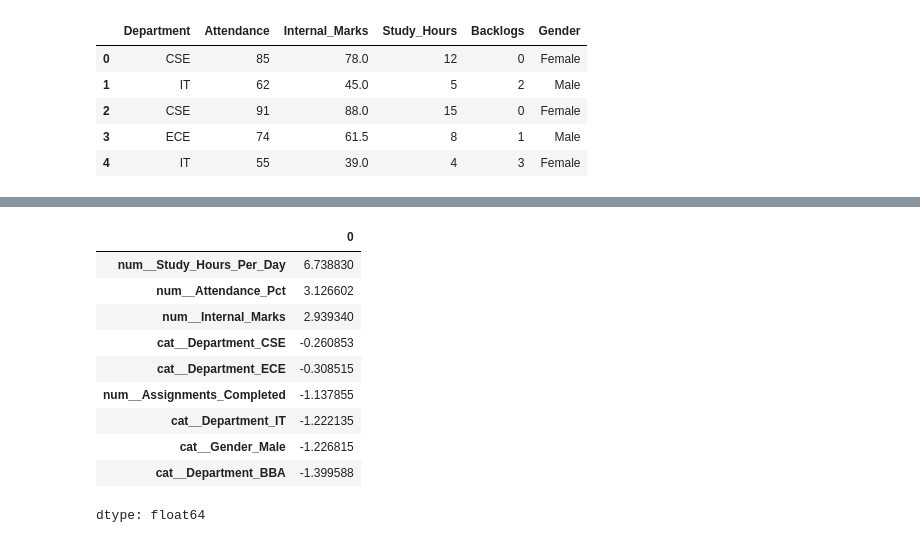
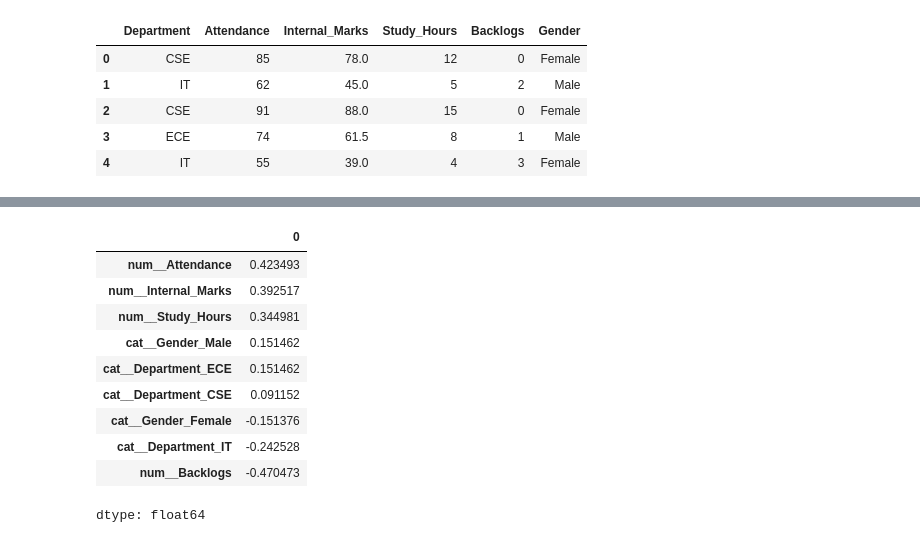
Before and after one commit to priya25-art/Machine-Learning, a Jupyter notebook: Linear Regression.ipynb, the cells around one changed output, grey strips where cells are left out. Drawn from its saved outputs; the diff is of its cells as text; code cells hidden in the pictures.

```diff
--- a/Linear Regression.ipynb
+++ b/Linear Regression.ipynb
@@ -170,21 +182,36 @@ df_processed.head()
-# %%
-feature_names = model.named_steps["preprocessor"].get_feature_names_out()
-coefs = model.named_steps["regressor"].coef_
-
-import pandas as pd
-pd.Series(coefs, index=feature_names).sort_values(ascending=False)
-# %% [output]
-|  | 0 |
-| num__Study_Hours_Per_Day | 6.738830 |
-| num__Attendance_Pct | 3.126602 |
-| num__Internal_Marks | 2.939340 |
-| cat__Department_CSE | -0.260853 |
-| cat__Department_ECE | -0.308515 |
-| num__Assignments_Completed | -1.137855 |
-| cat__Department_IT | -1.222135 |
-| cat__Gender_Male | -1.226815 |
-| cat__Department_BBA | -1.399588 |
-dtype: float64
+# %%
+from sklearn.pipeline import Pipeline
+from sklearn.linear_model import LogisticRegression
+import pandas as pd
+
+# 1. Define a pipeline containing the preprocessor and a Logistic Regression classifier
+model = Pipeline([
+    ('preprocessor', preprocessor),
+    ('classifier', LogisticRegression())
+])
+
+# 2. Fit the pipeline on the training data
+model.fit(X_train, y_train)
+
+# 3. Retrieve feature names and coefficients
+feature_names = model.named_steps["preprocessor"].get_feature_names_out()
+# For binary classification, coef_[0] represents the coefficients for the positive class
+coefs = model.named_steps["classifier"].coef_[0]
+
+# 4. Display sorted coefficients
+pd.Series(coefs, index=feature_names).sort_values(ascending=False)
+# %% [output]
+|  | 0 |
+| num__Attendance | 0.423493 |
+| num__Internal_Marks | 0.392517 |
+| num__Study_Hours | 0.344981 |
+| cat__Gender_Male | 0.151462 |
+| cat__Department_ECE | 0.151462 |
+| cat__Department_CSE | 0.091152 |
+| cat__Gender_Female | -0.151376 |
+| cat__Department_IT | -0.242528 |
+| num__Backlogs | -0.470473 |
+dtype: float64
 # %%
 print(X_train.shape, X_test.shape)
 print(y_train.shape, y_test.shape)
```
Also changed, not shown: parts of 8 cells of this notebook.
